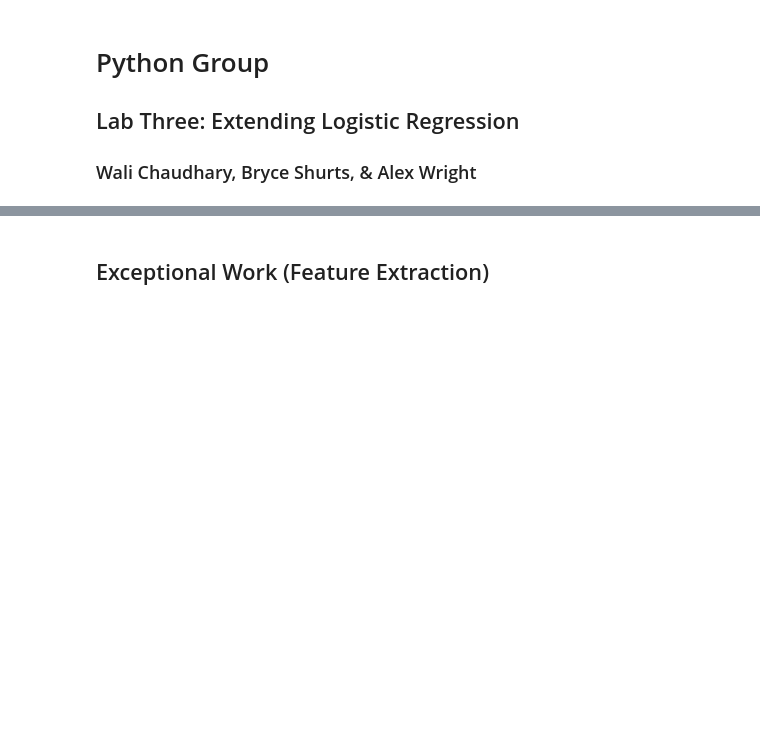
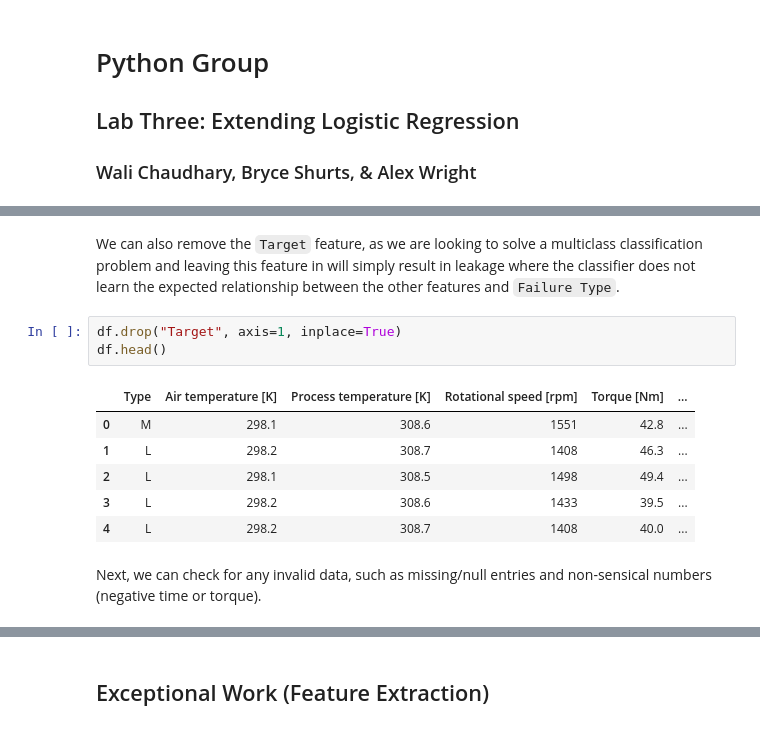
Before and after one commit to S-Bryce/ML-Lab-3, a Jupyter notebook: main.ipynb, the cells around one changed output, grey strips where cells are left out. Cells and saved outputs as stored; diff of their text form; blank space fills up the shorter version.

```diff
--- a/main.ipynb
+++ b/main.ipynb
@@ -54,0 +81,14 @@ from skimage.feature import daisy
+# %% [markdown]
+We can also remove the `Target` feature, as we are looking to solve a multiclass classification problem and leaving this feature in will simply result in leakage where the classifier does not learn the expected relationship between the other features and `Failure Type`.
+# %%
+df.drop("Target", axis=1, inplace=True)
+df.head()
+# %% [output]
+|  | Type | Air temperature [K] | Process temperature [K] | Rotational speed [rpm] | Torque [Nm] | ... |
+| 0 | M | 298.1 | 308.6 | 1551 | 42.8 | ... |
+| 1 | L | 298.2 | 308.7 | 1408 | 46.3 | ... |
+| 2 | L | 298.1 | 308.5 | 1498 | 49.4 | ... |
+| 3 | L | 298.2 | 308.6 | 1433 | 39.5 | ... |
+| 4 | L | 298.2 | 308.7 | 1408 | 40.0 | ... |
+# %% [markdown]
+Next, we can check for any invalid data, such as missing/null entries and non-sensical numbers (negative time or torque).
```
Also changed, not shown: parts of 30 cells of this notebook, 1 other file.
